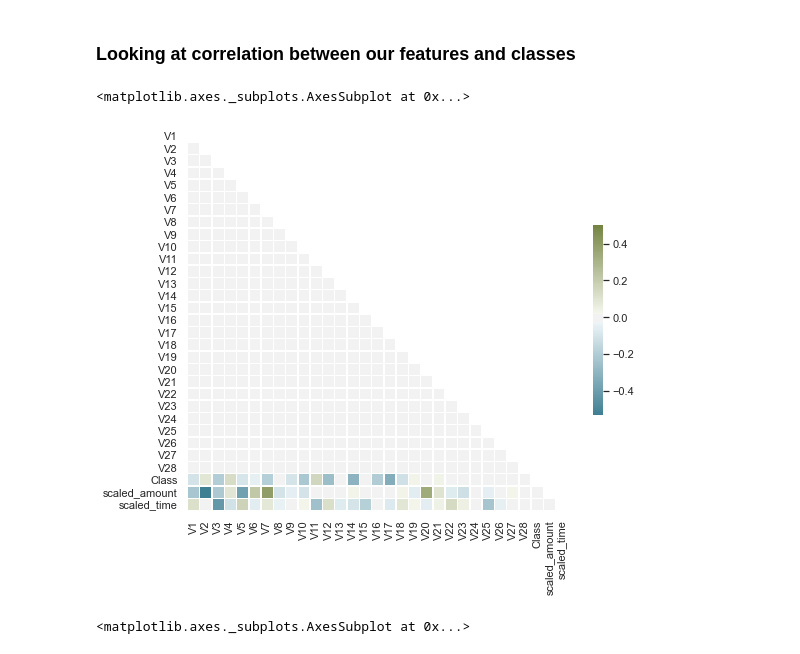
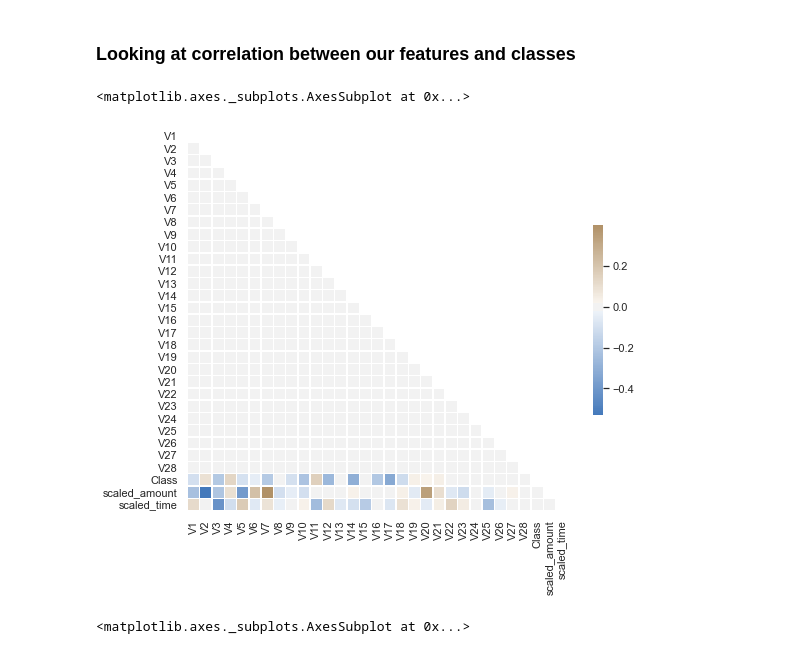
Before and after one commit to enwokoye94/credit_fraud_prediction, a Jupyter notebook: Credit Fraud Analysis (EDA).ipynb, the cells around one changed output. Saved outputs shown, nothing was run; the diff lists cells and outputs as text; code cells hidden in the pictures.

Commit message:
created functions and markdowns

```diff
--- a/Credit Fraud Analysis (EDA).ipynb
+++ b/Credit Fraud Analysis (EDA).ipynb
@@ -94,23 +106,10 @@ from sklearn.preprocessing import StandardScaler, RobustScaler, MinMaxScaler, Po
-# %%
-def scaling(scaler, df, int_scaling):
-    clf = scaler().fit_transform(df[int_scaling].values.reshape(-1,1))
-    return clf
-
-# amount_scaled=[]
-# scalers = ['StandardScaler', 'RobustScaler', 'MinMaxScaler', 'PowerTransformer']
-# methods = [StandardScaler, RobustScaler, MinMaxScaler, PowerTransformer]
-
-# # for method in methods:
-# #     print(method)
-# #     for scaler in scalers:
-# #         print(scaler)
-# # #         data[scaler] = amount_scaled.apply
-
-# # for i,j in zip(scalers, methods):
-# #     print(i[0])
-
-# amount_scaled ={'StandardScaler', scaling(StandardScaler, data, 'Amount'),
-#                'RobustScaler', scaling(RobustScaler, data, 'Amount'),
-#                'MinMaxScaler', scaling(MinMaxScaler, data, 'Amount'),
-#               }
+# %%
+# here we ill create a basic function to scale the dispartieties
+
+def scaling(scaler, df, x, *arg):
+    if arg:
+        clf = scaler().fit_transform(df[x], df[arg].values.reshape(-1,1))
+    else:
+        clf = scaler().fit_transform(df[x].values.reshape(-1,1)) # fit_transforming out classifiers with no parameters
+    return clf
 # %%
@@ -188,21 +177,21 @@ data[['scaled_time','Time','scaled_amount','Amount']].head(20)
 # %%
 corr = data.drop('Time', axis=1).drop('Amount', axis=1).corr()
 
 sns.set(style='white')
 fig, ax = plt.subplots(figsize=(9,7))
 
 # Generate a mask for the upper triangle
 mask = np.triu(np.ones_like(corr, dtype=np.bool))
 
 # Generate a custom diverging colormap
-cmap = sns.diverging_palette(220, 100, as_cmap=True)
+cmap = sns.diverging_palette(250, 50, as_cmap=True)
 
 # Draw the heatmap with the mask and correct aspect ratio
-sns.heatmap(corr, mask=mask, cmap=cmap, vmax=.5, center=0,
+sns.heatmap(corr, mask=mask, cmap=cmap,  center=0,
             square=True, linewidths=.5, cbar_kws={"shrink": .5})
 # %% [output]
 <matplotlib.axes._subplots.AxesSubplot at 0x...>
-[figure, old version]
+[figure, new version]
 # %%
 data.corrwith(data.Class).plot(kind='bar', figsize =(9,7))
 # %% [output]
```
Also changed, not shown: parts of 13 cells of this notebook.
